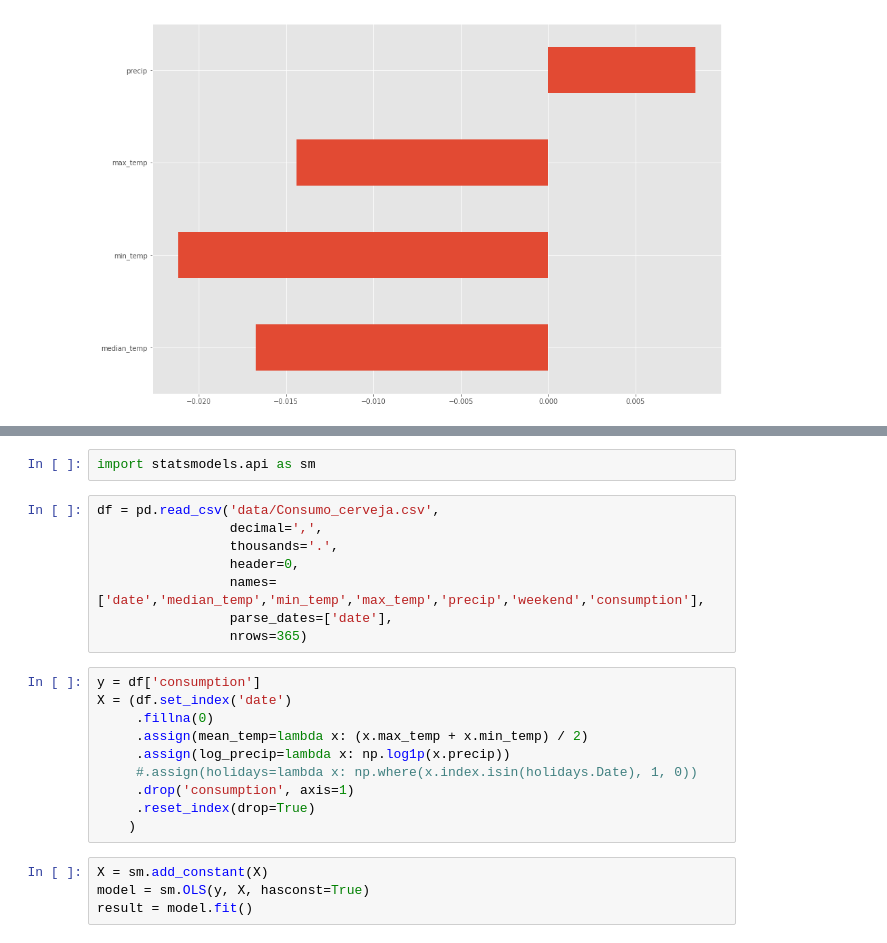
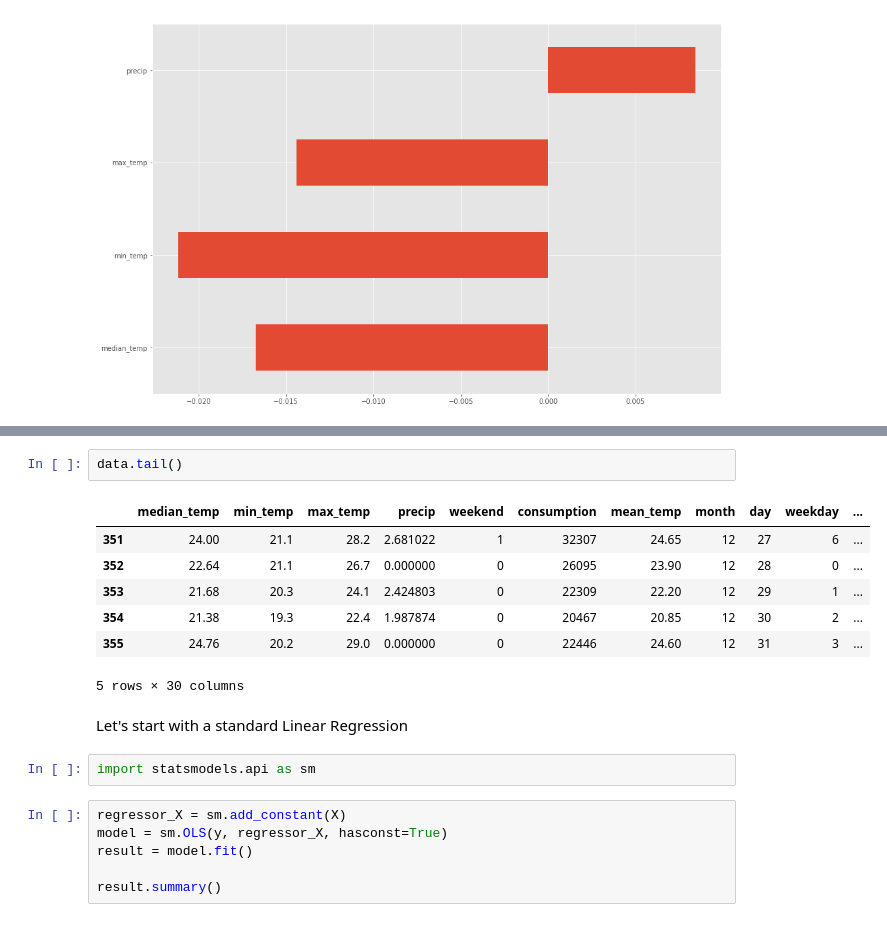
Before and after one commit to andersbogsnes/pandas_tutorial, a Jupyter notebook: 4. Putting it together.ipynb, the cells around one changed output, grey strips where cells are left out. Saved outputs shown, nothing was run; the diff lists cells and outputs as text.

```diff
--- a/4. Putting it together.ipynb
+++ b/4. Putting it together.ipynb
@@ -411,24 +454,20 @@ After all that exploration - let's build a regression model to see how good it i
+# %%
+data.tail()
+# %% [output]
+|  | median_temp | min_temp | max_temp | precip | weekend | consumption | mean_temp | month | day | weekday | ... |
+| 351 | 24.00 | 21.1 | 28.2 | 2.681022 | 1 | 32307 | 24.65 | 12 | 27 | 6 | ... |
+| 352 | 22.64 | 21.1 | 26.7 | 0.000000 | 0 | 26095 | 23.90 | 12 | 28 | 0 | ... |
+| 353 | 21.68 | 20.3 | 24.1 | 2.424803 | 0 | 22309 | 22.20 | 12 | 29 | 1 | ... |
+| 354 | 21.38 | 19.3 | 22.4 | 1.987874 | 0 | 20467 | 20.85 | 12 | 30 | 2 | ... |
+| 355 | 24.76 | 20.2 | 29.0 | 0.000000 | 0 | 22446 | 24.60 | 12 | 31 | 3 | ... |
+5 rows × 30 columns
+# %% [markdown]
+Let's start with a standard Linear Regression
 # %%
 import statsmodels.api as sm
-# %%
-df = pd.read_csv('data/Consumo_cerveja.csv',
-                 decimal=',',
-                 thousands='.',
-                 header=0,
-                 names=['date','median_temp','min_temp','max_temp','precip','weekend','consumption'],
-                 parse_dates=['date'],
-                 nrows=365)
-# %%
-y = df['consumption']
-X = (df.set_index('date')
-     .fillna(0)
-     .assign(mean_temp=lambda x: (x.max_temp + x.min_temp) / 2)
-     .assign(log_precip=lambda x: np.log1p(x.precip))
-     #.assign(holidays=lambda x: np.where(x.index.isin(holidays.Date), 1, 0))
-     .drop('consumption', axis=1)
-     .reset_index(drop=True)
-    )
 # %%
-X = sm.add_constant(X)
-model = sm.OLS(y, X, hasconst=True)
+regressor_X = sm.add_constant(X)
+model = sm.OLS(y, regressor_X, hasconst=True)
 result = model.fit()
+
+result.summary()
```
Also changed, not shown: parts of 14 cells of this notebook, 2 other files.
